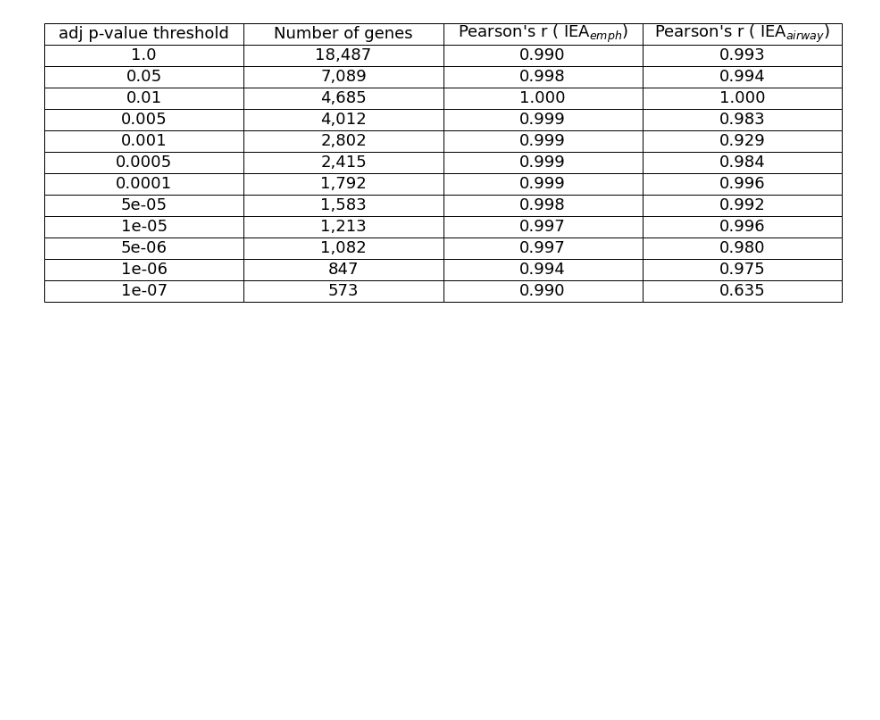
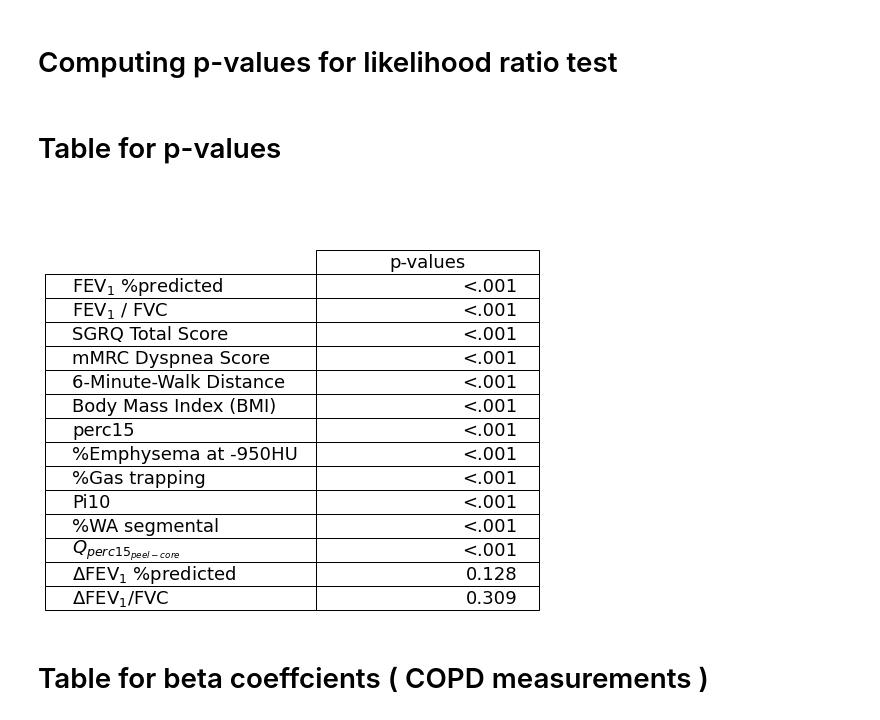
Before and after one commit to batmanlab/IEA, a Jupyter notebook: Figures_Tables/Supplementary/TableE2.ipynb, the cells around one changed output. Saved outputs shown, nothing was run; the diff lists cells and outputs as text; code cells hidden in the pictures; blank space fills up the shorter version.

Commit message:
Update Tables.

```diff
--- a/Figures_Tables/Supplementary/TableE2.ipynb
+++ b/Figures_Tables/Supplementary/TableE2.ipynb
@@ -170,0 +30,6 @@ tbl = np.concatenate([res, pearson_r],1)
+# %%
+df_IEA = pd.concat([df_IEA_train, df_IEA_test])
+# %%
+df = utility.load_data()
+
+df_used = pd.merge(df, df_IEA, left_index = True, right_index = True)
@@ -170,0 +75,3 @@ tbl = np.concatenate([res, pearson_r],1)
+# %%
+X = df_used[independents]
+X_used = X[~X.isnull().any(1)]
@@ -170,0 +177,2 @@ tbl = np.concatenate([res, pearson_r],1)
+# %% [markdown]
+# Computing p-values for likelihood ratio test
@@ -171,10 +209,31 @@ tbl = np.concatenate([res, pearson_r],1)
+# %% [markdown]
+# Table for p-values
+# %%
+rows = ["FEV$_1$ %predicted", "FEV$_1$ / FVC", "SGRQ Total Score", "mMRC Dyspnea Score", "6-Minute-Walk Distance",
+
+        "Body Mass Index (BMI)",
+        "perc15",
+        "%Emphysema at -950HU",
+        "%Gas trapping",
+        "Pi10",
+        "%WA segmental",
+        "$Q_{perc15_{peel-core}}$",
+
+
+        "$\Delta$FEV$_1$ %predicted", "$\Delta$FEV$_1$/FVC"
+       ]
 # %%
-plt.figure(figsize=(8,4))
-the_table=plt.table(cellText=tbl, colLabels = cols,
-                    colWidths = [.25]*tbl.shape[1], loc='center',cellLoc = "center")
+fig, ax = plt.subplots(figsize=(2,1))
+
+the_table=plt.table(cellText = p_values_str, rowLabels = rows,
+                    colLabels = ["p-values"])
+
 plt.axis('off')
+
 the_table.auto_set_font_size(False)
 the_table.set_fontsize(18)
 the_table.scale(2, 2)
 # %% [output]
-[figure, old version]
+[figure, new version]
+# %% [markdown]
+# Table for beta coeffcients ( COPD measurements )
```
Also changed, not shown: parts of 29 cells of this notebook, 1 other file.
